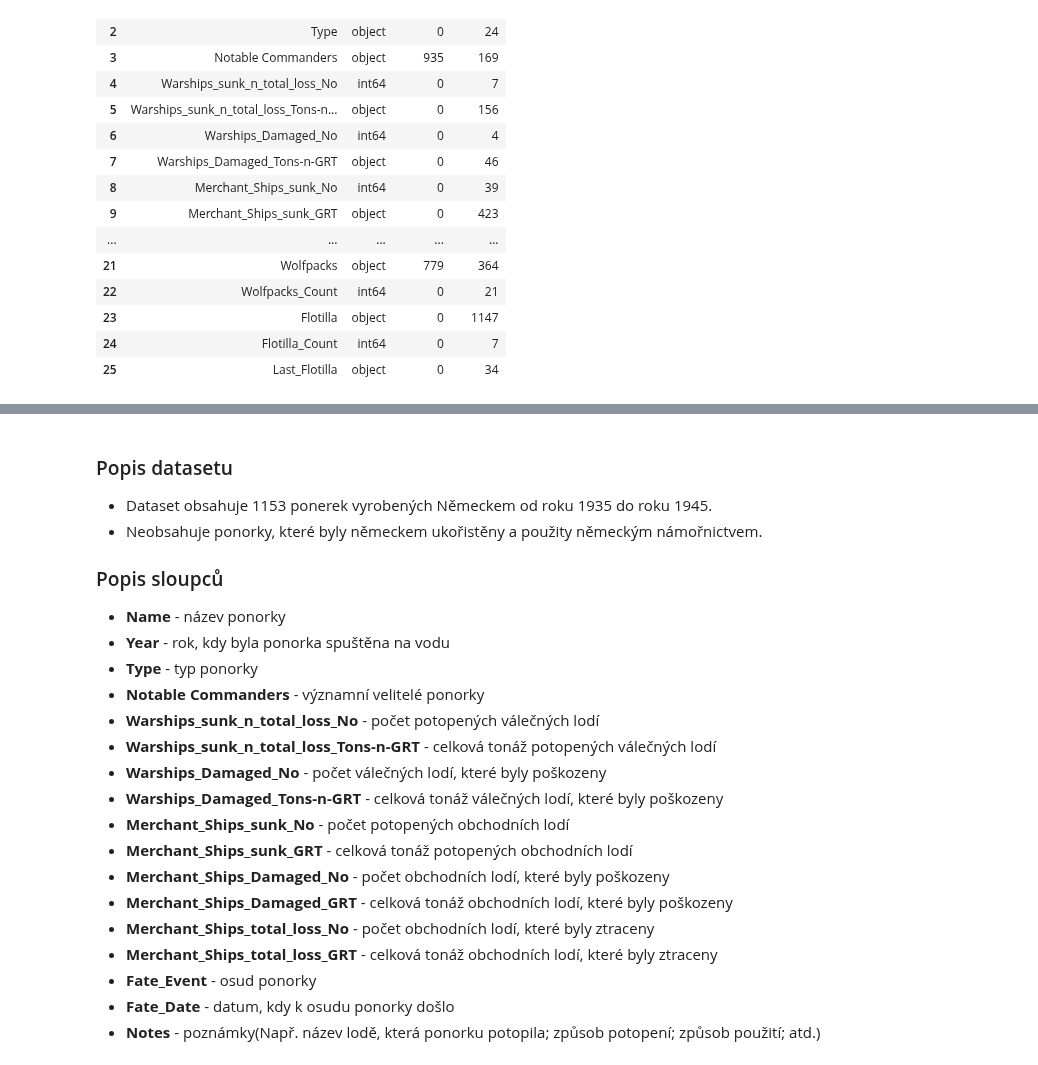
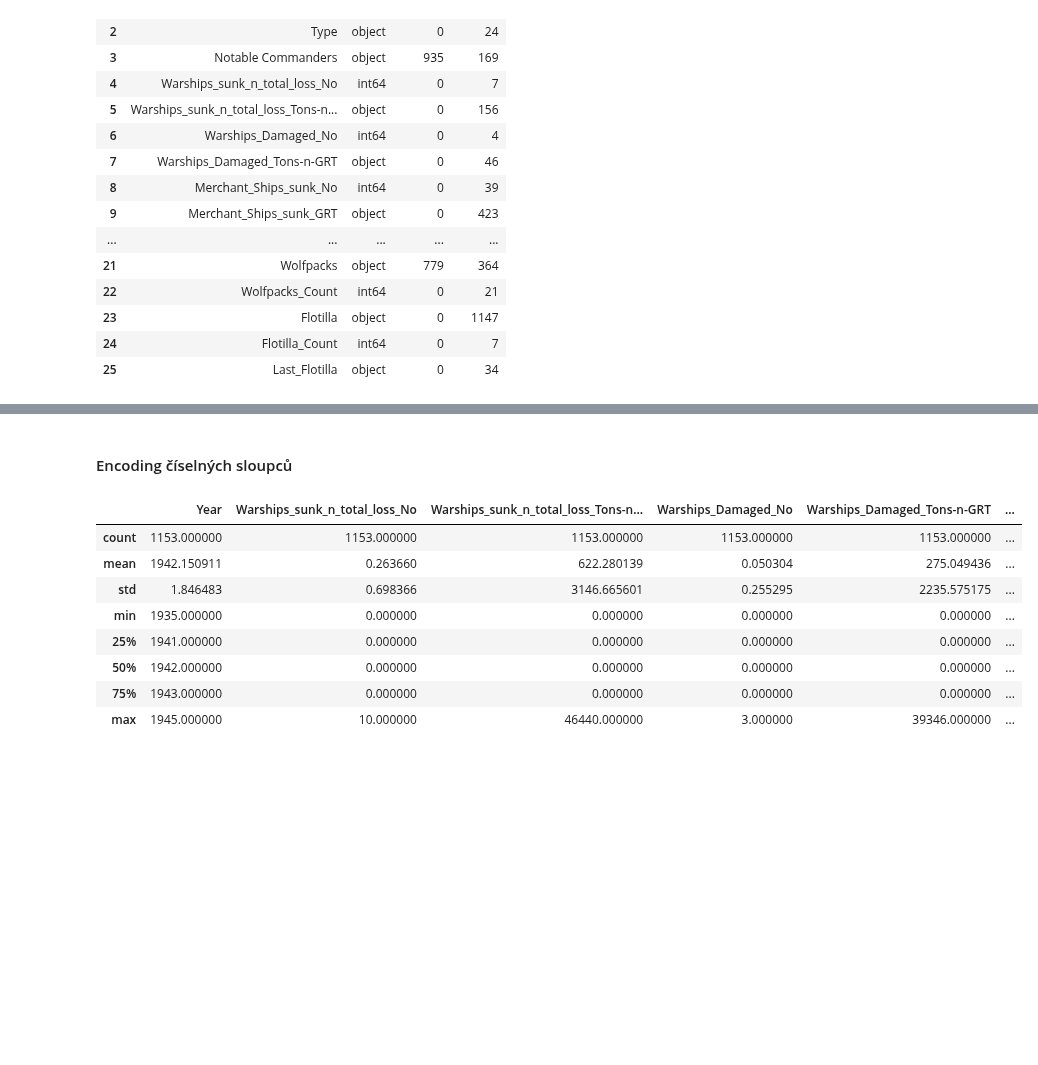
Before and after one commit to CMinusBool/SUU, a Jupyter notebook: clustering Project/clustering.ipynb, the cells around one changed output, grey strips where cells are left out. Cells and saved outputs as stored; diff of their text form; code cells hidden in the pictures; blank space fills up the shorter version.

```diff
--- a/clustering Project/clustering.ipynb
+++ b/clustering Project/clustering.ipynb
@@ -109,23 +118,21 @@ Name: count, dtype: int64
-# %% [markdown]
-### Popis datasetu
-- Dataset obsahuje 1153 ponerek vyrobených Německem od roku 1935 do roku 1945.
-- Neobsahuje ponorky, které byly německem ukořistěny a použity německým námořnictvem.
-
-### Popis sloupců
-- **Name** - název ponorky
-- **Year** - rok, kdy byla ponorka spuštěna na vodu
-- **Type** - typ ponorky
-- **Notable Commanders** - významní velitelé ponorky
-- **Warships_sunk_n_total_loss_No** - počet potopených válečných lodí
-- **Warships_sunk_n_total_loss_Tons-n-GRT** - celková tonáž potopených válečných lodí
-- **Warships_Damaged_No** - počet válečných lodí, které byly poškozeny
-- **Warships_Damaged_Tons-n-GRT** - celková tonáž válečných lodí, které byly poškozeny
-- **Merchant_Ships_sunk_No** - počet potopených obchodních lodí
-- **Merchant_Ships_sunk_GRT** - celková tonáž potopených obchodních lodí
-- **Merchant_Ships_Damaged_No** - počet obchodních lodí, které byly poškozeny
-- **Merchant_Ships_Damaged_GRT** - celková tonáž obchodních lodí, které byly poškozeny
-- **Merchant_Ships_total_loss_No** - počet obchodních lodí, které byly ztraceny
-- **Merchant_Ships_total_loss_GRT** - celková tonáž obchodních lodí, které byly ztraceny
-- **Fate_Event** - osud ponorky
-- **Fate_Date** - datum, kdy k osudu ponorky došlo
-- **Notes** - poznámky(Např. název lodě, která ponorku potopila; způsob potopení; způsob použití; atd.)
+# %% [markdown]
+#### Encoding číselných sloupců
+# %%
+# convert columns with numbers which were read as strings to numbers
+df['Warships_sunk_n_total_loss_Tons-n-GRT'] = df['Warships_sunk_n_total_loss_Tons-n-GRT'].str.replace(',', '').astype(float)
+df['Warships_Damaged_Tons-n-GRT'] = df['Warships_Damaged_Tons-n-GRT'].str.replace(',', '').astype(float)
+df['Merchant_Ships_sunk_GRT'] = df['Merchant_Ships_sunk_GRT'].str.replace(',', '').astype(float)
+df['Merchant_Ships_damaged_GRT'] = df['Merchant_Ships_damaged_GRT'].str.replace(',', '').astype(float)
+df['Merchant_Ships_total_loss_GRT'] = df['Merchant_Ships_total_loss_GRT'].str.replace(',', '').astype(float)
+# %%
+df.describe()
+# %% [output]
+|  | Year | Warships_sunk_n_total_loss_No | Warships_sunk_n_total_loss_Tons-n... | Warships_Damaged_No | Warships_Damaged_Tons-n-GRT | ... |
+| count | 1153.000000 | 1153.000000 | 1153.000000 | 1153.000000 | 1153.000000 | ... |
+| mean | 1942.150911 | 0.263660 | 622.280139 | 0.050304 | 275.049436 | ... |
+| std | 1.846483 | 0.698366 | 3146.665601 | 0.255295 | 2235.575175 | ... |
+| min | 1935.000000 | 0.000000 | 0.000000 | 0.000000 | 0.000000 | ... |
+| 25% | 1941.000000 | 0.000000 | 0.000000 | 0.000000 | 0.000000 | ... |
+| 50% | 1942.000000 | 0.000000 | 0.000000 | 0.000000 | 0.000000 | ... |
+| 75% | 1943.000000 | 0.000000 | 0.000000 | 0.000000 | 0.000000 | ... |
+| max | 1945.000000 | 10.000000 | 46440.000000 | 3.000000 | 39346.000000 | ... |
```
Also changed, not shown: parts of 24 cells of this notebook.
